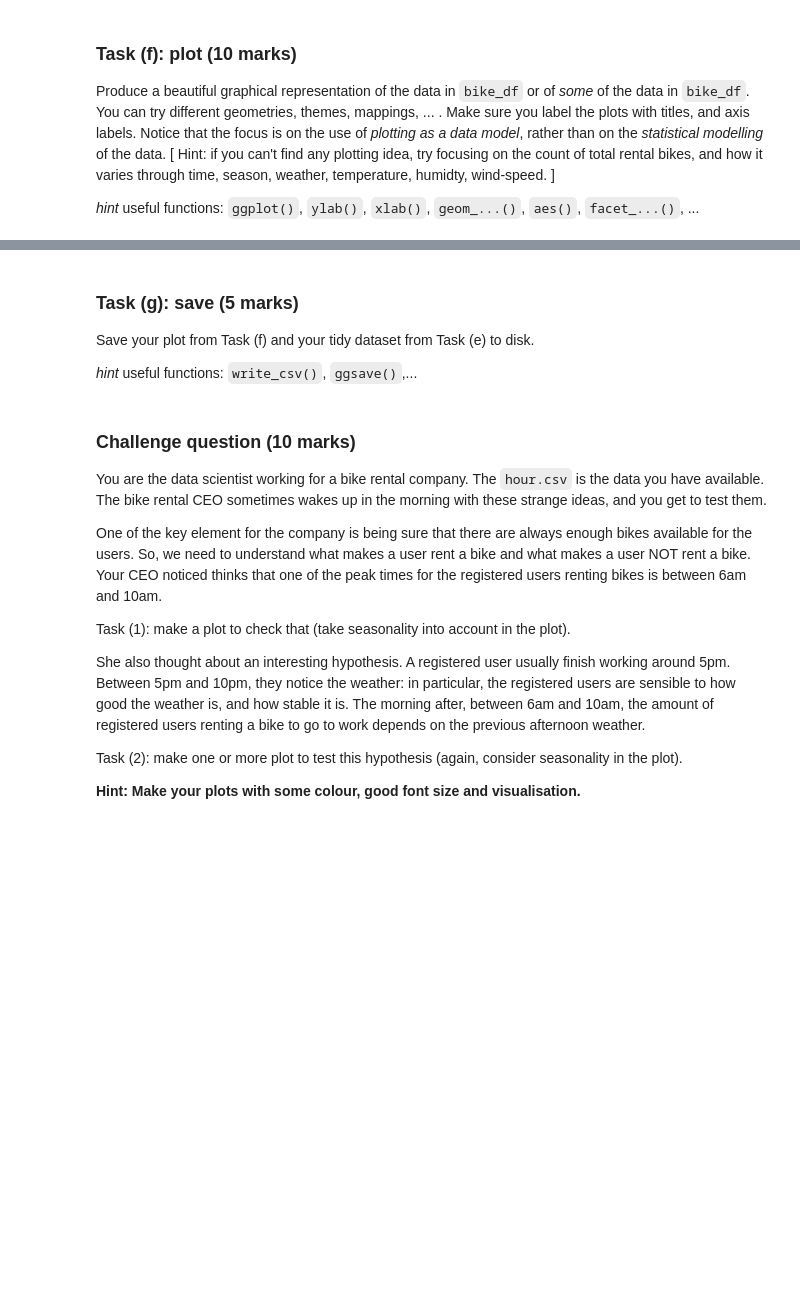
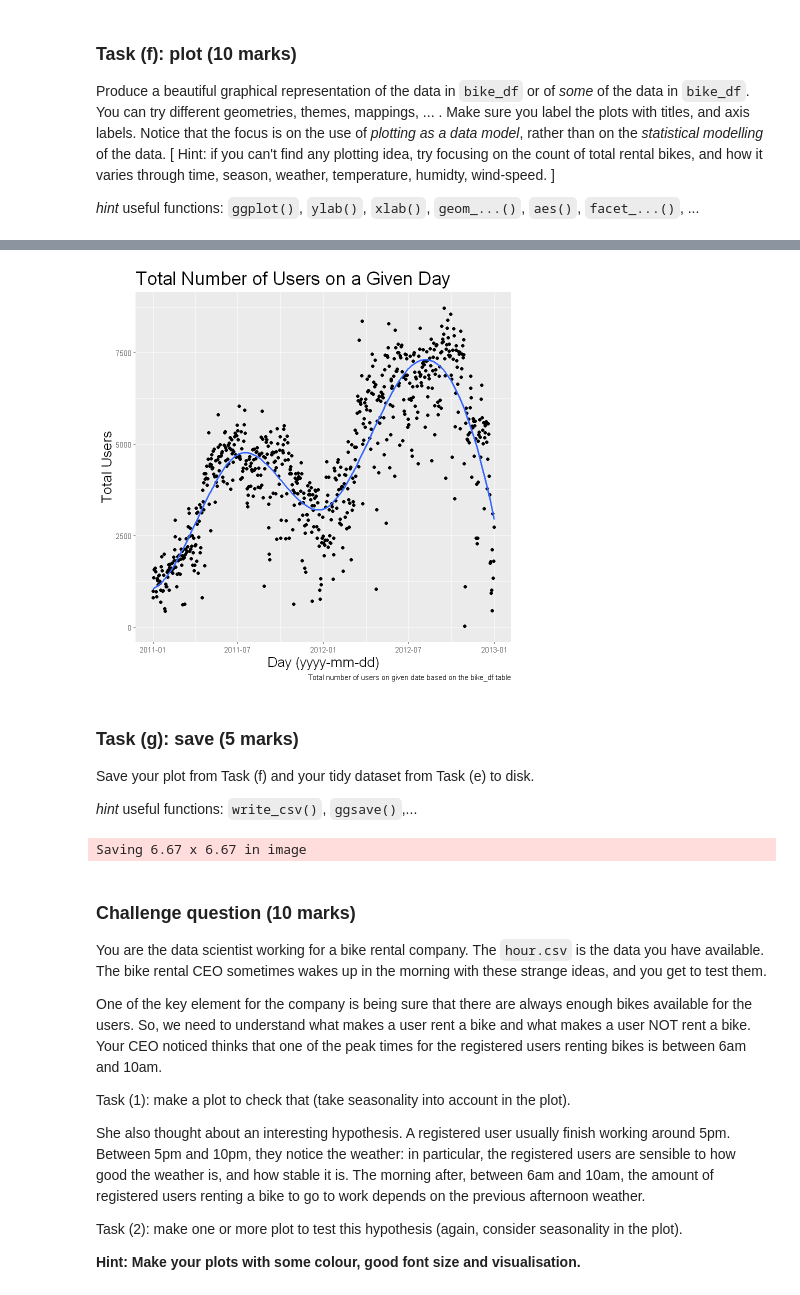
Before and after one commit to blackhakx/Data-Wrangling, a Jupyter notebook: DATA422_Assignment1_R.ipynb, the cells around one changed output, grey strips where cells are left out. Saved outputs shown, nothing was run; the diff lists cells and outputs as text; code cells hidden in the pictures; blank space fills up the shorter version.

```diff
--- a/DATA422_Assignment1_R.ipynb
+++ b/DATA422_Assignment1_R.ipynb
@@ -468,3 +404,26 @@ x object 'season' not found
+# %%
+#extract dteday column and create new total_users_day column with values of total users on each day
+gdate <- bike_df%>%
+    group_by(dteday)%>%
+    summarise(total_users_day=sum(cnt))
+
+gdate$dteday <- as.Date(gdate$dteday) # change the dteday class to Date class
+
+date_cust_plot <- ggplot(gdate, aes(x = dteday,
+                            y = total_users_day
+                           ))
+date_cust_plot +
+    geom_point() +
+    geom_smooth(method = lm, formula = y ~ splines::bs(x,6), se = F) +
+    labs(title = "Total Number of Users on a Given Day",
+        x = "Day (yyyy-mm-dd)",
+        y = "Total Users",
+        caption = "Total number of users on given date based on the bike_df table") +
+    theme(plot.title = element_text(size = rel(2)),
+         axis.title.y = element_text(size = rel(1.5)),
+         axis.title.x = element_text(size = rel(1.5)))
+# %% [output]
+[figure, added]
 # %% [markdown]
 ### Task (g): save (5 marks)
 
@@ -476,3 +433,11 @@ _hint_ useful functions: `write_csv()`, `ggsave()`,...
+# %%
+#save tidy dataset, "tidy_bike", from task e to "tidybike.csv"
+write_csv(x = tidy_bike, "tidybike.csv")
+
+#save plot as pdf with filename date_cust_graph
+ggsave("date_cust_graph.pdf",)
+# %% [output]
+Saving 6.67 x 6.67 in image
 # %% [markdown]
 ### Challenge question (10 marks)
 
```
Also changed, not shown: parts of 4 cells of this notebook, 2 other files.
